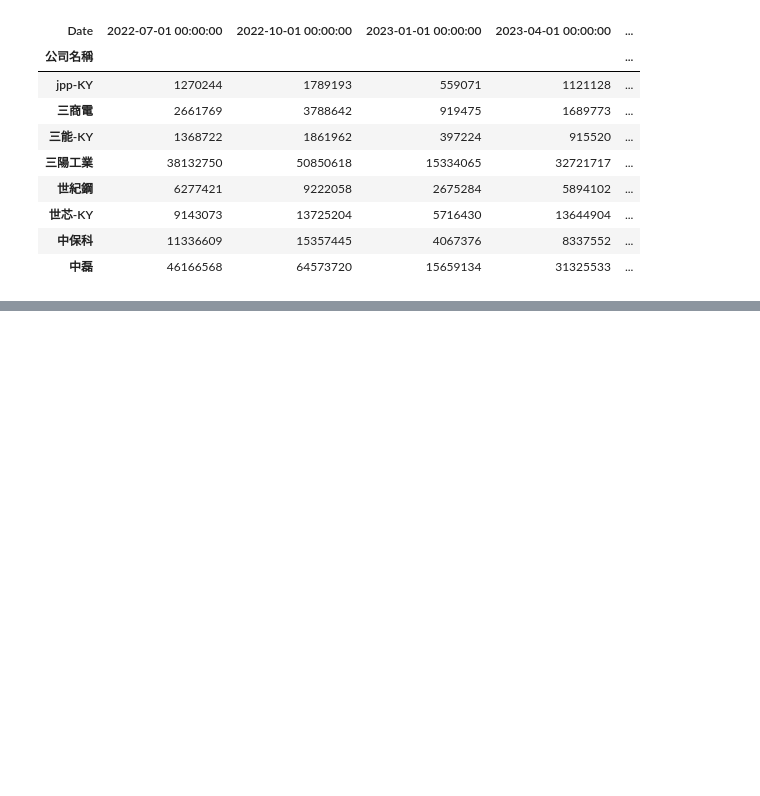
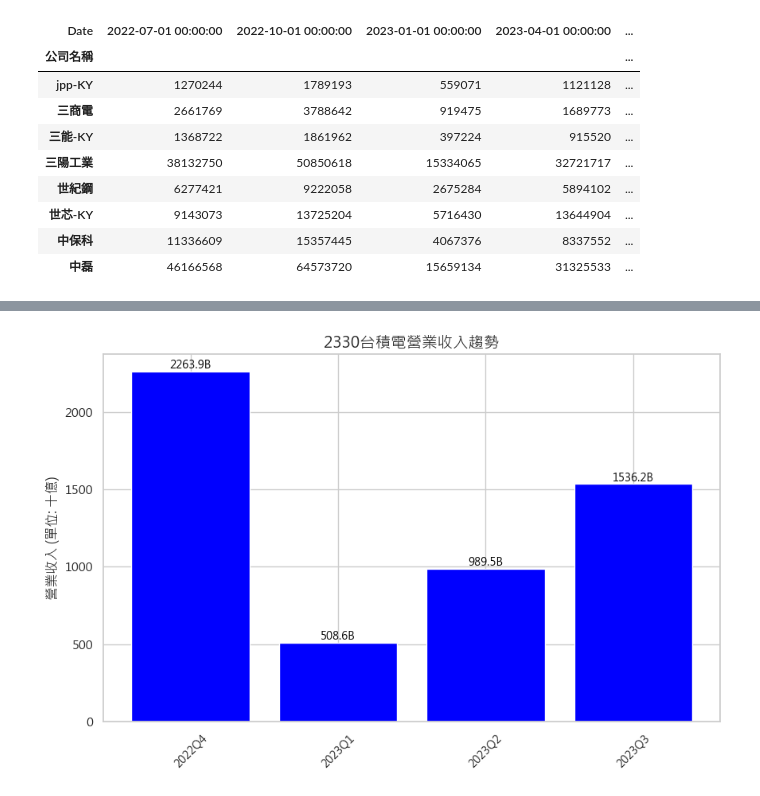
Before and after one commit to e19931107/ccClub_stock_analysis, a Jupyter notebook: Project/1223新增產業別.ipynb, the cells around one changed output, grey strips where cells are left out. Saved outputs shown, nothing was run; the diff lists cells and outputs as text; code cells hidden in the pictures; blank space fills up the shorter version.

```diff
--- a/Project/1223新增產業別.ipynb
+++ b/Project/1223新增產業別.ipynb
@@ -278,0 +291,40 @@ See the caveats in the documentation: https://pandas.pydata.org/pandas-docs/stab
+# %%
+# dataset2，使用者自行選擇產業，之後依ROE排序列印出來
+import pandas as pd
+import seaborn as sns
+import matplotlib.pyplot as plt
+from matplotlib.font_manager import FontProperties
+from matplotlib.ticker import ScalarFormatter, FuncFormatter
+
+# Add 1911 to convert to Western calendar year
+filtered_data['年度'] += 1911
+
+# Combine '年度' and '季別' as a categorical variable
+filtered_data['年度季別'] = filtered_data['年度'].astype(str) + 'Q' + filtered_data['季別'].astype(str)
+
+# Create a bar plot for '營業收入'
+plt.figure(figsize=(10, 6))
+bars = plt.bar(filtered_data['年度季別'], filtered_data['營業收入'], color='blue')  # Use a standard color name
+
+# Annotate each bar with '營業收入' values divided by 1000000
+for bar, value in zip(bars, filtered_data['營業收入']):
+    plt.text(bar.get_x() + bar.get_width() / 2, bar.get_height(), f'{value/1000000:.1f}B',
+             ha='center', va='bottom', fontsize=10, color='black')
+
+# Adjust labels
+plt.ylabel('營業收入 (單位: 十億)', fontsize=12)
+try:
+    plt.title(f'{company_input}{company_list[company_input]}營業收入趨勢', fontsize=14)
+except:
+    plt.title(f'{[key for key, value in company_list.items() if value == company_input][0]}{company_input}營業收入趨勢', fontsize=14)
+plt.xticks(rotation=45, fontsize=10)
+
+# Separate '年度季別' into '年度' and '季別'
+years_quarters = filtered_data['年度季別'].str.extract(r'(\d{4})Q(\d)').astype(int)
+plt.xticks(range(len(filtered_data)), [f'{y}Q{q}' for y, q in zip(years_quarters[0], years_quarters[1])])
+
+# 设置刻度格式为 ScalarFormatter
+plt.gca().get_yaxis().set_major_formatter(FuncFormatter(lambda x, _: f'{x/1000000:.0f}'))
+plt.show()
+# %% [output]
+[figure, added]
```
Also changed, not shown: parts of 3 cells of this notebook.
